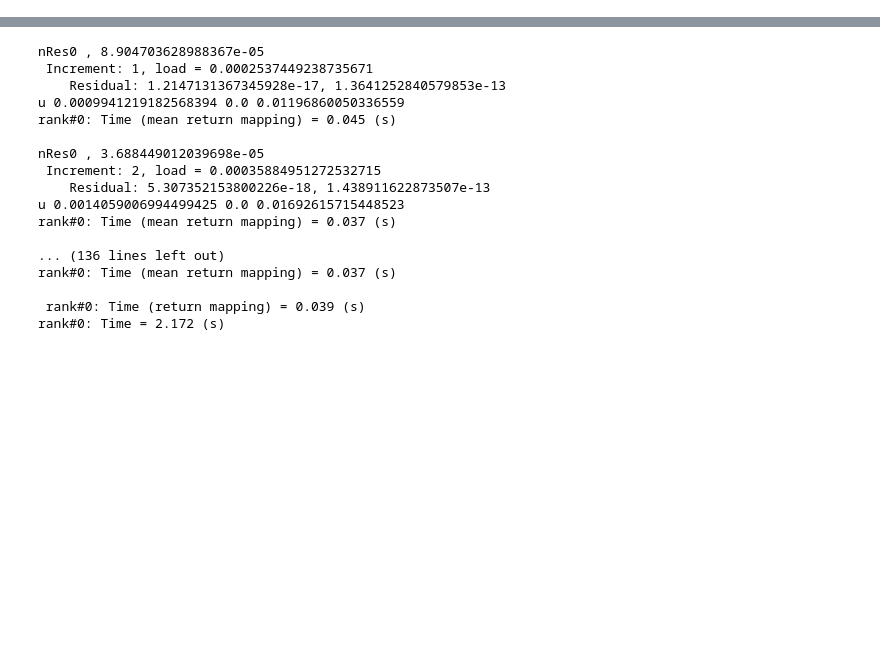
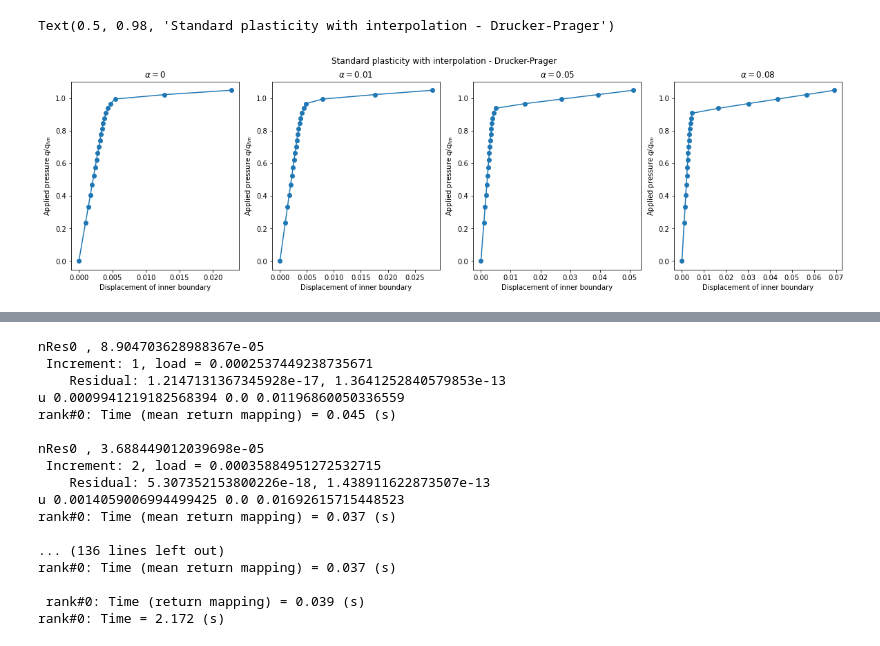
Before and after one commit to a-latyshev/convex-plasticity, a Jupyter notebook: optimisation/plasticity_analysis.ipynb, the cells around one changed output, grey strips where cells are left out. Saved outputs shown, nothing was run; the diff lists cells and outputs as text; code cells hidden in the pictures; blank space fills up the shorter version.

```diff
--- a/optimisation/plasticity_analysis.ipynb
+++ b/optimisation/plasticity_analysis.ipynb
@@ -59,0 +75,12 @@ rank#0: Time = 2.237 (s)
+# %%
+fig, ax = plt.subplots(1, len(alphas), figsize=(20, 5))
+for i, alpha in enumerate(alphas):
+    ax[i].set_title(r'$\alpha = $' + str(alpha))
+    ax[i].plot(results_list[i][:, 0], results_list[i][:, 1], "-o")
+    ax[i].set_xlabel("Displacement of inner boundary")
+    ax[i].set_ylabel(r"Applied pressure $q/q_{lim}$")
+
+fig.suptitle('Standard plasticity with interpolation - Drucker-Prager')
+# %% [output]
+Text(0.5, 0.98, 'Standard plasticity with interpolation - Drucker-Prager')
+[figure, added]
```
Also changed, not shown: parts of 27 cells of this notebook, 4 other files.
